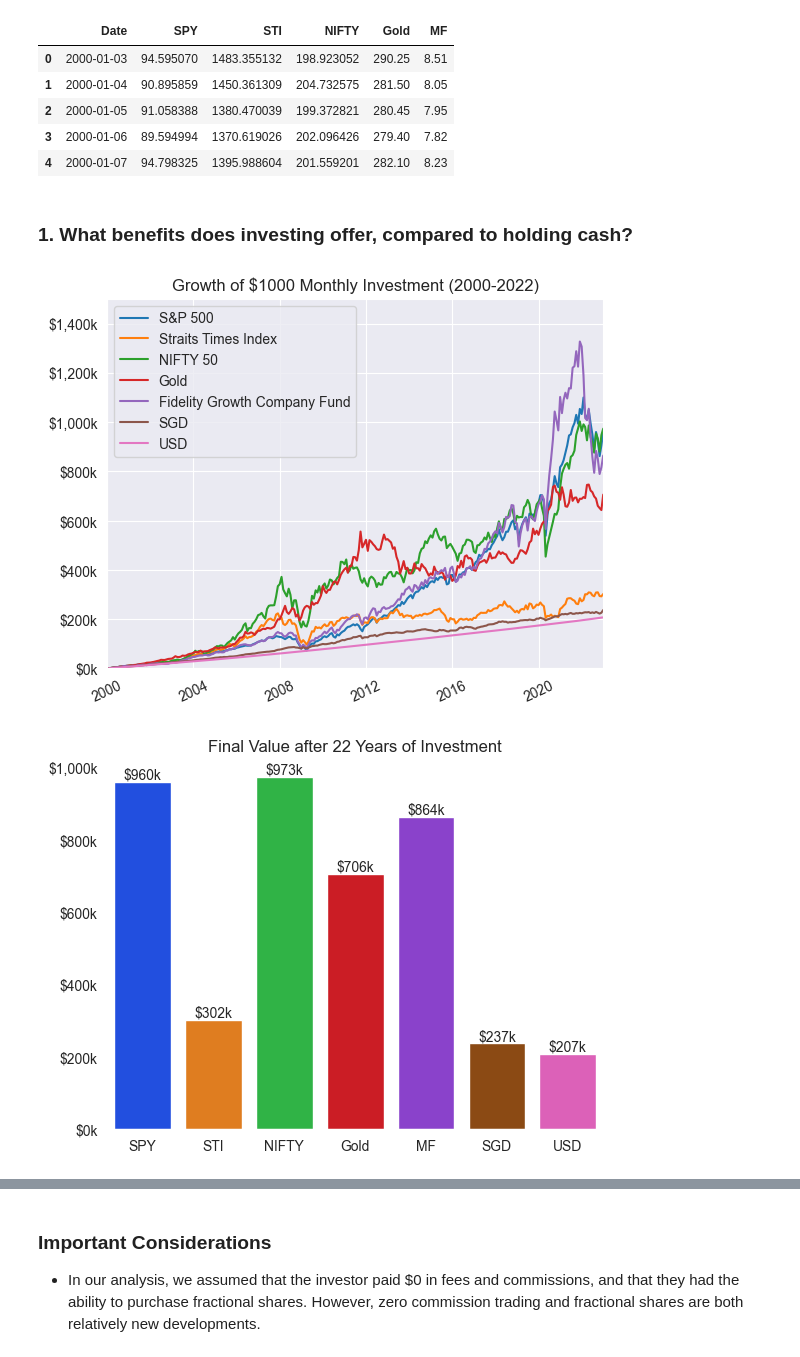
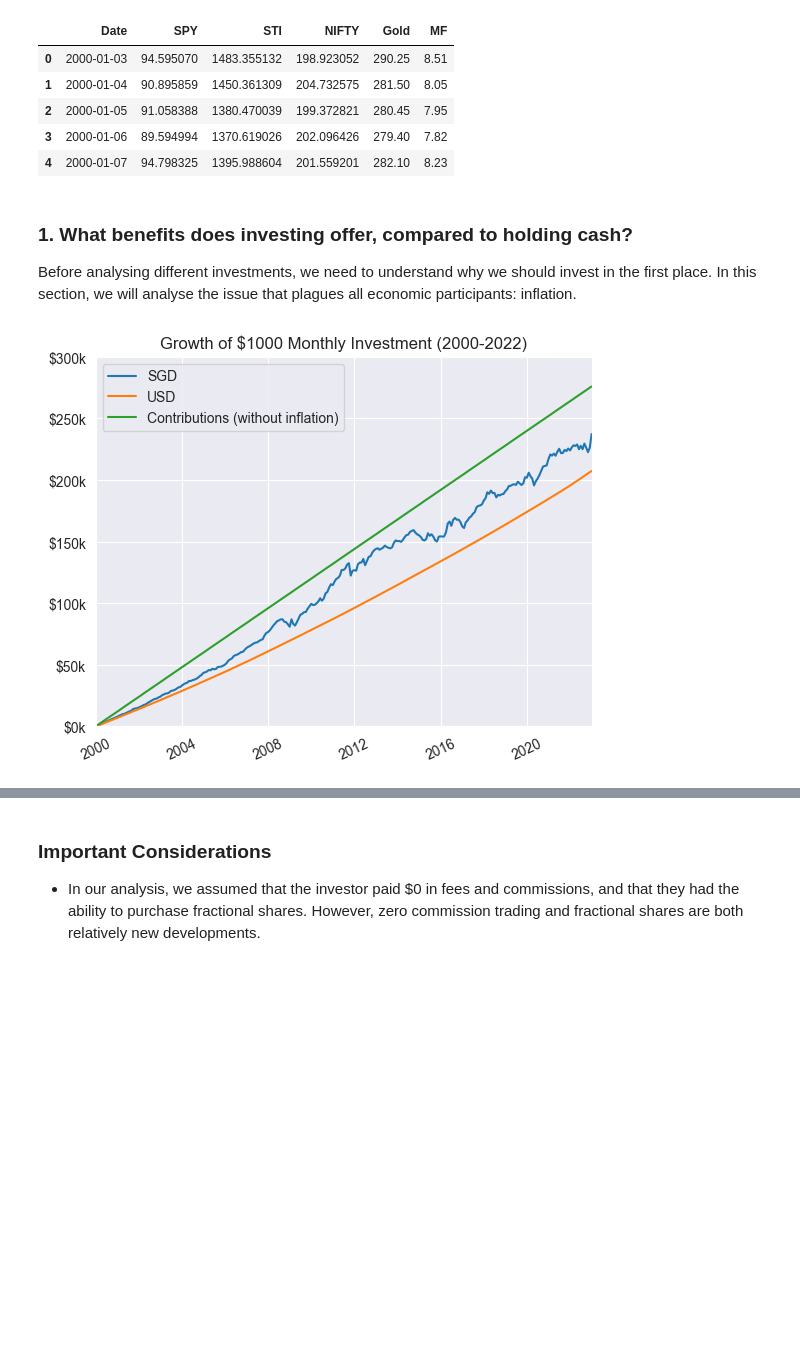
Before and after one commit to ConfuseIous/PDS-CA2, a Jupyter notebook: Main.ipynb, the cells around one changed output, grey strips where cells are left out. Drawn from its saved outputs; the diff is of its cells as text; code cells hidden in the pictures; blank space fills up the shorter version.

```diff
--- a/Main.ipynb
+++ b/Main.ipynb
@@ -335,78 +335,41 @@ asset_data.head()
 | 2 | 2000-01-05 | 91.058388 | 1380.470039 | 199.372821 | 280.45 | 7.95 |
 | 3 | 2000-01-06 | 89.594994 | 1370.619026 | 202.096426 | 279.40 | 7.82 |
 | 4 | 2000-01-07 | 94.798325 | 1395.988604 | 201.559201 | 282.10 | 8.23 |
-# %% [markdown]
-### 1. What benefits does investing offer, compared to holding cash?
+# %% [markdown]
+### 1. What benefits does investing offer, compared to holding cash?
+
+Before analysing different investments, we need to understand why we should invest in the first place. In this section, we will analyse the issue that plagues all economic participants: inflation.
 # %%
-# Assume the investor started investing in 2000, and contributed 1000 USD every month.
-
-total_shares = [[], [], [], [], []]
-total_value = [[], [], [], [], []]
-
-assets = ['SPY', 'STI', 'NIFTY', 'Gold', 'MF']
-
-for i, asset in enumerate(assets):
-    for year in range(2000, 2023):
-        for month in range(1, 13):
-            # Get row from asset_data where year and month matches the Date column
-            row = asset_data.loc[(asset_data['Date'].dt.year == year) & (asset_data['Date'].dt.month == month)]
-            # Calculate number of shares purchased with $1000
-            if len(total_shares[i]) == 0:
-                num_shares = 1000 / row[asset].values[0]
-            else:
-                num_shares = total_shares[i][-1] + (1000 / row[asset].values[0])
-            total_shares[i].append(num_shares)
-            # Calculate total value of shares
-            total_value[i].append(num_shares * row[asset].values[0])
-
 # save 1000 USD in each currency every month, account for inflation and reduce previous values
 currencies = [[], []] # SGD, USD
 sgd_values = []
+raw_values = []
 
 for year in range(2000, 2023):
     for month in range(1, 13):
         rate = usd_sgd.loc[(usd_sgd['Date'].dt.year == year) & (usd_sgd['Date'].dt.month == month)]['Close'].values[0] # get USD/SGD rate for month
         converted_sgd = 1000 * rate # get val of 1000 USD in SGD
         sgd_value_with_inflation = converted_sgd * ((data.sg_cpi_data.loc[(data.sg_cpi_data['Date'].dt.year == year) & (data.sg_cpi_data['Date'].dt.month == month)]['CPI'].values[0])/100)
         if len(currencies[0]) == 0:
+            raw_values.append(1000)
             sgd_values.append(sgd_value_with_inflation)
             currencies[1].append(1000 * ((data.us_cpi_data.loc[(data.us_cpi_data['Date'].dt.year == year) & (data.us_cpi_data['Date'].dt.month == month)]['CPI'].values[0])/100))
         else:
+            raw_values.append(1000 + raw_values[-1])
             sgd_values.append((sgd_value_with_inflation) + sgd_values[-1])
             currencies[1].append((1000 * ((data.us_cpi_data.loc[(data.us_cpi_data['Date'].dt.year == year) & (data.us_cpi_data['Date'].dt.month == month)]['CPI'].values[0])/100)) + currencies[1][-1])
         currencies[0].append(sgd_values[-1] / rate) # convert SGD to USD
 
-palette = sns.color_palette("bright", 7)
 sns.set_style('darkgrid')
-
-dates = pd.date_range(start='2000-01-01', end='2022-12-31', freq='M') # every month from 2000-2022
-
-sns.lineplot(x=dates, y=total_value[0], label='S&P 500')
-sns.lineplot(x=dates, y=total_value[1], label='Straits Times Index')
-sns.lineplot(x=dates, y=total_value[2], label='NIFTY 50')
-sns.lineplot(x=dates, y=total_value[3], label='Gold')
-sns.lineplot(x=dates, y=total_value[4], label='Fidelity Growth Company Fund')
 sns.lineplot(x=dates, y=currencies[0], label='SGD')
 sns.lineplot(x=dates, y=currencies[1], label='USD')
+sns.lineplot(x=dates, y=raw_values, label='Contributions (without inflation)')
 
-plt.ylim(0, 1500000)
+plt.ylim(0, 300000)
 plt.xlim(pd.Timestamp('2000-01-01'), pd.Timestamp('2022-12-31'))
 plt.xticks(rotation=25)
 plt.title('Growth of $1000 Monthly Investment (2000-2022)')
 plt.gca().yaxis.set_major_formatter(FuncFormatter(lambda x, _: '${:,.0f}'.format(x/1000) + 'k')) # Format y-axis ticks in 100k increments
 plt.show()
-
-# bar chart of total value
-plt.rcParams['axes.facecolor'] = 'FFFFFF'
-sns.barplot(x=['SPY', 'STI', 'NIFTY', 'Gold', 'MF', 'SGD', 'USD'], y=[total_value[0][-1], total_value[1][-1], total_value[2][-1], total_value[3][-1], total_value[4][-1], currencies[0][-1], currencies[1][-1]], palette=palette)
-plt.gca().yaxis.set_major_formatter(FuncFormatter(lambda x, _: '${:,.0f}'.format(x/1000) + 'k')) # Format y-axis ticks in 100k increments
-
-for index, value in enumerate([total_value[0][-1], total_value[1][-1], total_value[2][-1], total_value[3][-1], total_value[4][-1]]):
-    plt.text(index, value, '${:,.0f}'.format(value/1000) + 'k', ha='center', va='bottom')
-for index, value in enumerate([currencies[0][-1], currencies[1][-1]]):
-    plt.text(index+5, value, '${:,.0f}'.format(value/1000) + 'k', ha='center', va='bottom')
-plt.title('Final Value after 22 Years of Investment')
-plt.show()
 # %% [output]
-[figure, old version]
+[figure, new version]
-[figure, removed]
```
Also changed, not shown: parts of 5 cells of this notebook.
